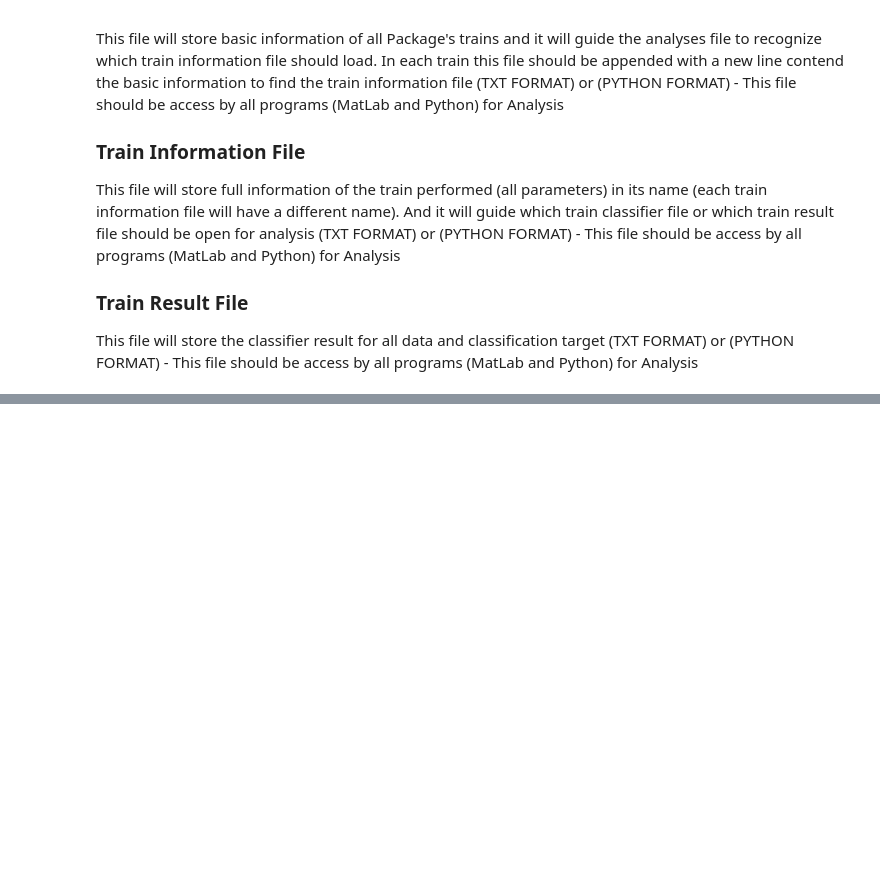
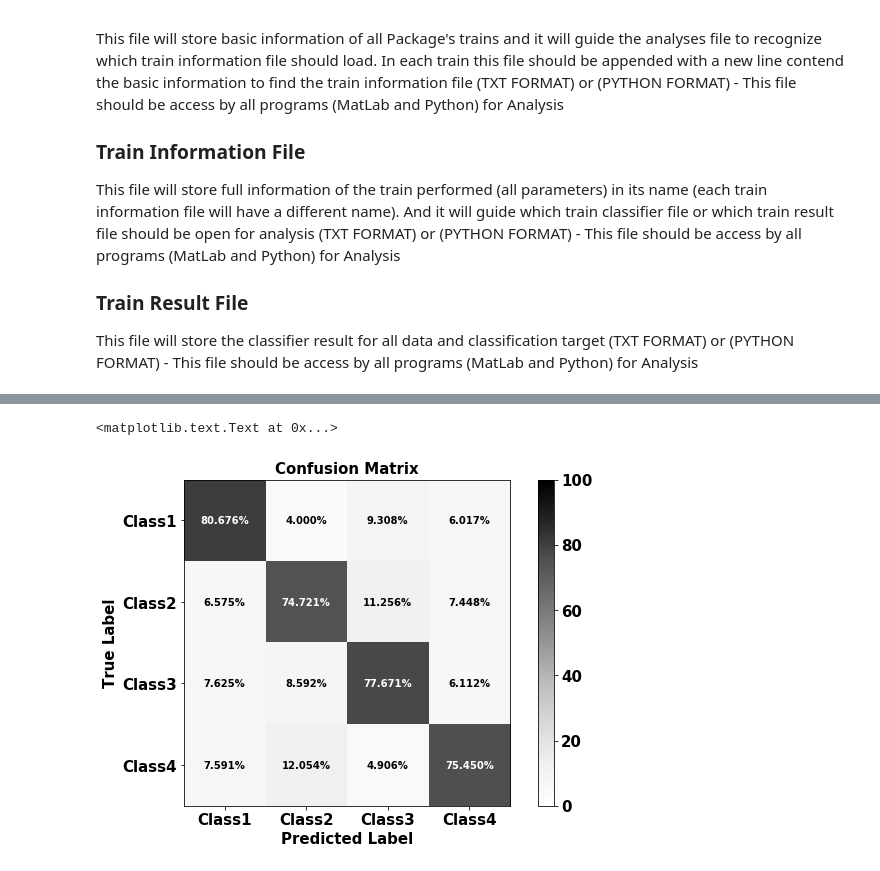
Before and after one commit to natmourajr/SonarAnalysis, a Jupyter notebook: Packages/Classification/NeuralNetwork/FullDataClassificationTrain.ipynb, the cells around one changed output, grey strips where cells are left out. Saved outputs shown, nothing was run; the diff lists cells and outputs as text; code cells hidden in the pictures; blank space fills up the shorter version.

```diff
--- a/Packages/Classification/NeuralNetwork/FullDataClassificationTrain.ipynb
+++ b/Packages/Classification/NeuralNetwork/FullDataClassificationTrain.ipynb
@@ -359,7 +410,7 @@ from sklearn.metrics import confusion_matrix
 labels = class_labels.values()
 
 # read trained model
-choose_date = '2017_07_04_18_23_07'
+#choose_date = '2017_07_06_11_30_22'
 ifold = 0
 
 base_name = files_results_path+'/'+choose_date+'_'
@@ -389,33 +440,36 @@ output = model.predict(norm_all_data)
 all_output = np.argmax(output,axis=1)
 #confusion_matrix(trgt_sparse, output, labels=["ClassA", "ClassB", "ClassC","ClassD"])
 cm = confusion_matrix(all_trgt[test_id], all_output[test_id])
 cm_normalized = 100.*cm.astype('float') / cm.sum(axis=1)[:, np.newaxis]
 im =ax.imshow(cm_normalized, interpolation='nearest', cmap=plt.cm.Greys,clim=(0.0, 100.0))
 
 width, height = cm_normalized.shape
 
 for x in xrange(width):
     for y in xrange(height):
         if cm_normalized[x][y] < 50.:
             ax.annotate('%1.3f%%'%(cm_normalized[x][y]), xy=(y, x),
                         horizontalalignment='center',
                         verticalalignment='center')
         else:
             ax.annotate('%1.3f%%'%(cm_normalized[x][y]), xy=(y, x),
                         horizontalalignment='center',
                         verticalalignment='center',color='white')
 
 ax.set_title('Confusion Matrix',fontweight='bold',fontsize=15)
 fig.colorbar(im)
 tick_marks = np.arange(len(labels))
 ax.xaxis.set_ticks(tick_marks)
 ax.xaxis.set_ticklabels(labels)
 
 ax.yaxis.set_ticks(tick_marks)
 ax.yaxis.set_ticklabels(labels)
 
 ax.set_ylabel('True Label',fontweight='bold',fontsize=15)
 ax.set_xlabel('Predicted Label',fontweight='bold',fontsize=15)
+# %% [output]
+<matplotlib.text.Text at 0x...>
+[figure, added]
 # %%
 import matplotlib.pyplot as plt
 %matplotlib inline
```
Also changed, not shown: parts of 14 cells of this notebook, 9 other files.
